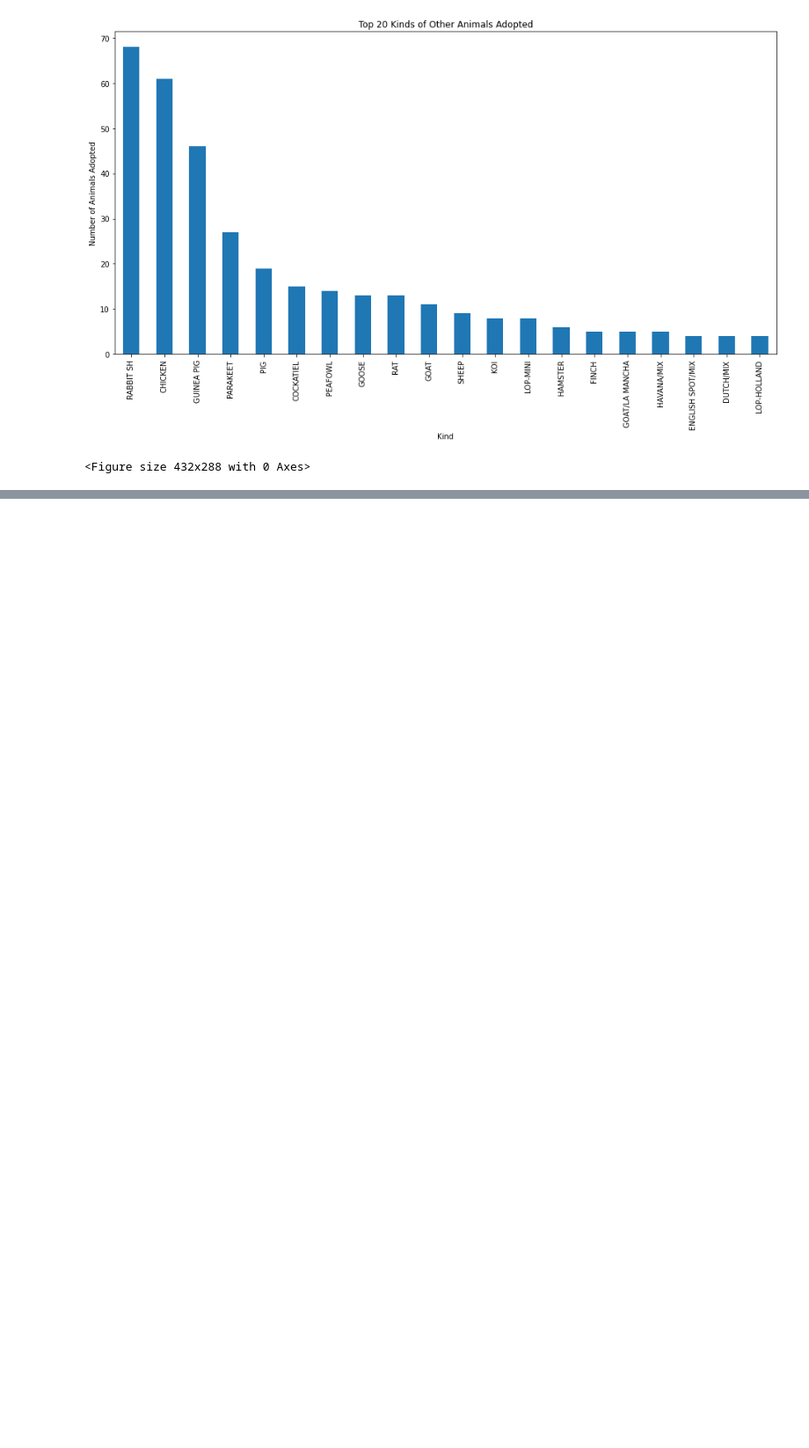
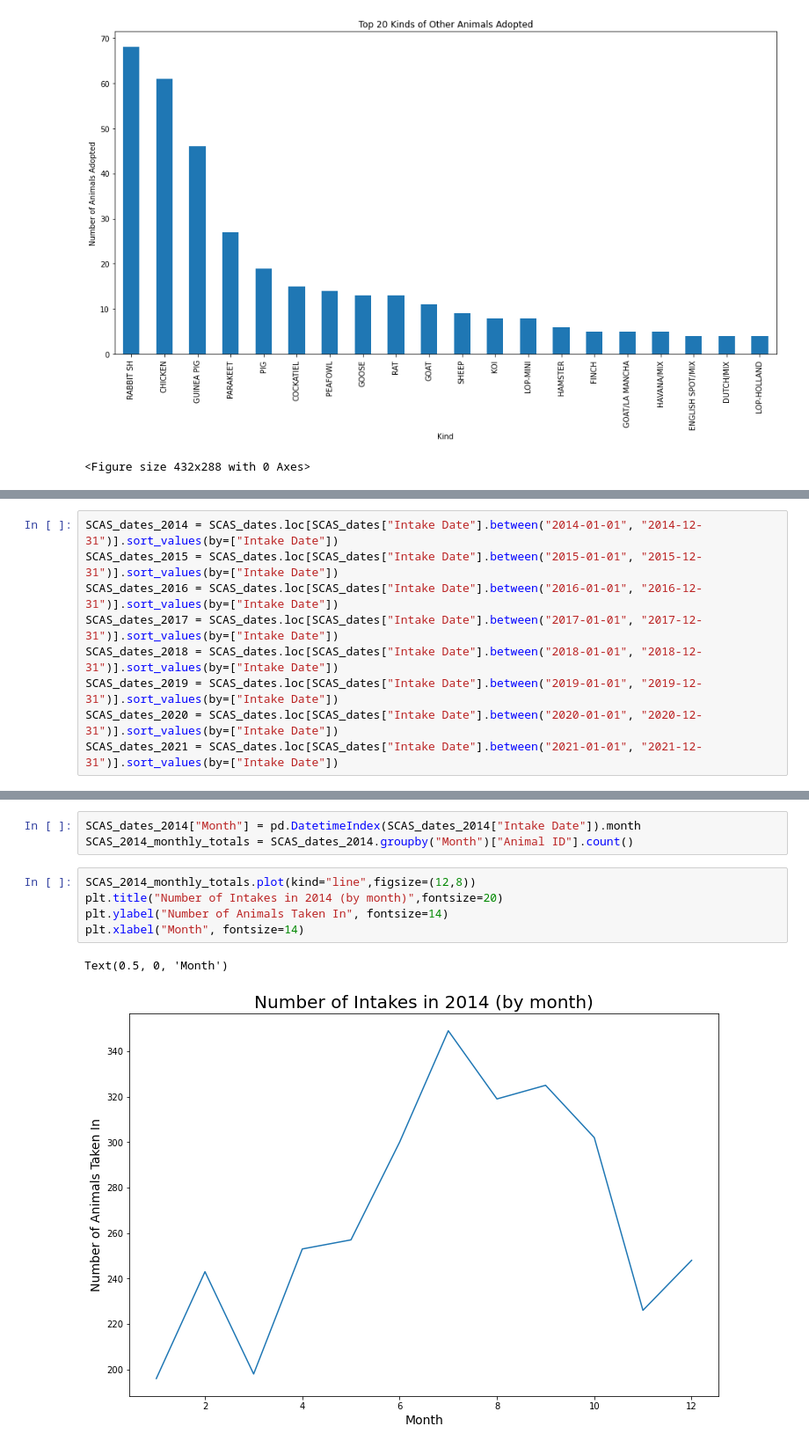
Before and after one commit to MenardCayabyab/Project3, a Jupyter notebook: Project 3 Sketchbook.ipynb, the cells around one changed output, grey strips where cells are left out. Shown: that part at 88% size. Saved outputs shown, nothing was run; the diff lists cells and outputs as text; blank space fills up the shorter version.

```diff
--- a/Project 3 Sketchbook.ipynb
+++ b/Project 3 Sketchbook.ipynb
@@ -353,0 +419,9 @@ plt.tight_layout()
+# %%
+SCAS_dates_2014 = SCAS_dates.loc[SCAS_dates["Intake Date"].between("2014-01-01", "2014-12-31")].sort_values(by=["Intake Date"])
+SCAS_dates_2015 = SCAS_dates.loc[SCAS_dates["Intake Date"].between("2015-01-01", "2015-12-31")].sort_values(by=["Intake Date"])
+SCAS_dates_2016 = SCAS_dates.loc[SCAS_dates["Intake Date"].between("2016-01-01", "2016-12-31")].sort_values(by=["Intake Date"])
+SCAS_dates_2017 = SCAS_dates.loc[SCAS_dates["Intake Date"].between("2017-01-01", "2017-12-31")].sort_values(by=["Intake Date"])
+SCAS_dates_2018 = SCAS_dates.loc[SCAS_dates["Intake Date"].between("2018-01-01", "2018-12-31")].sort_values(by=["Intake Date"])
+SCAS_dates_2019 = SCAS_dates.loc[SCAS_dates["Intake Date"].between("2019-01-01", "2019-12-31")].sort_values(by=["Intake Date"])
+SCAS_dates_2020 = SCAS_dates.loc[SCAS_dates["Intake Date"].between("2020-01-01", "2020-12-31")].sort_values(by=["Intake Date"])
+SCAS_dates_2021 = SCAS_dates.loc[SCAS_dates["Intake Date"].between("2021-01-01", "2021-12-31")].sort_values(by=["Intake Date"])
@@ -353,0 +508,11 @@ plt.tight_layout()
+# %%
+SCAS_dates_2014["Month"] = pd.DatetimeIndex(SCAS_dates_2014["Intake Date"]).month
+SCAS_2014_monthly_totals = SCAS_dates_2014.groupby("Month")["Animal ID"].count()
+# %%
+SCAS_2014_monthly_totals.plot(kind="line",figsize=(12,8))
+plt.title("Number of Intakes in 2014 (by month)",fontsize=20)
+plt.ylabel("Number of Animals Taken In", fontsize=14)
+plt.xlabel("Month", fontsize=14)
+# %% [output]
+Text(0.5, 0, 'Month')
+[figure, added]
```
Also changed, not shown: parts of 17 cells of this notebook, 1 other file.
